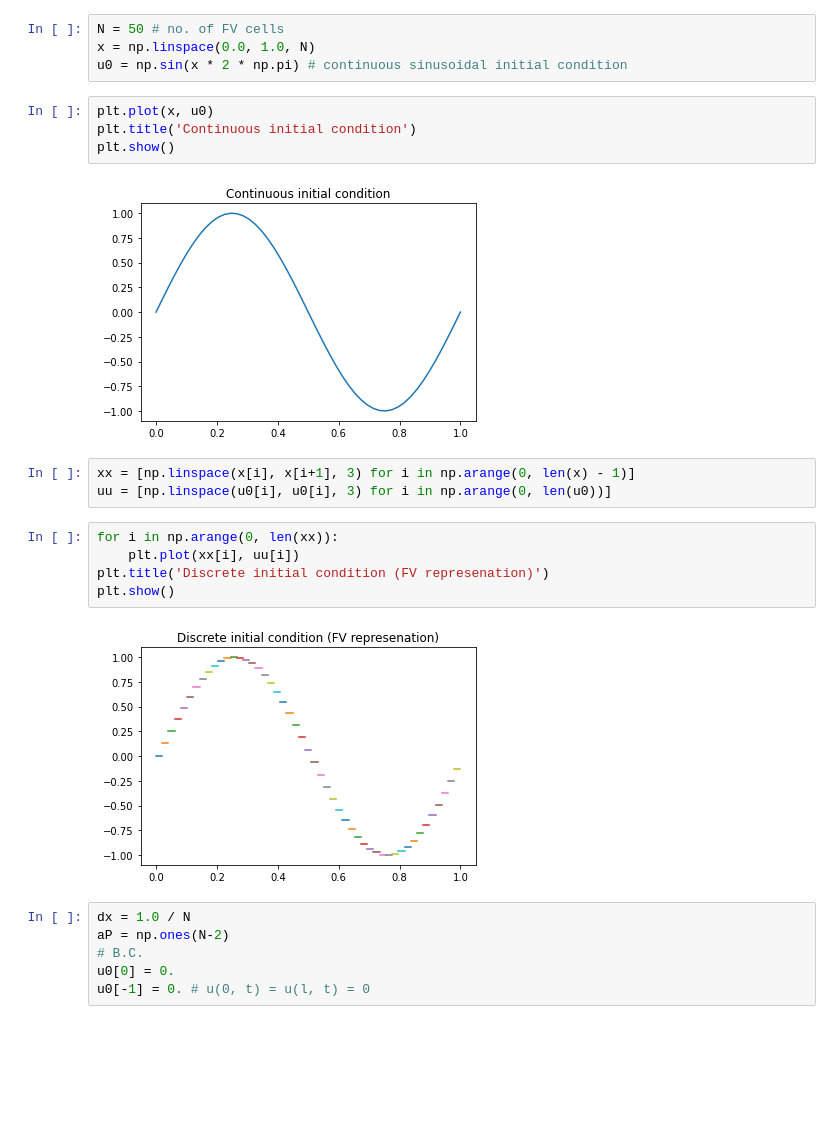
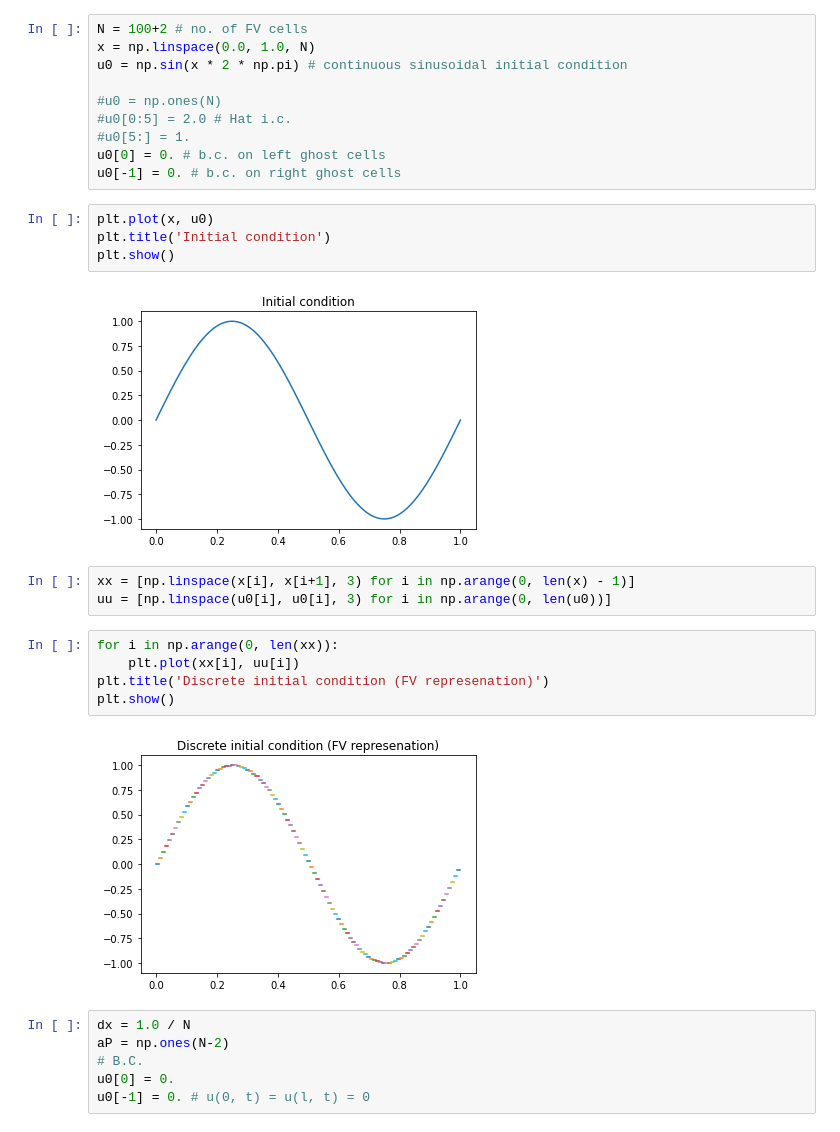
Before and after one commit to CFDwithShambhavi/CFD101, a Jupyter notebook: Burgers' Equation.ipynb, the cells around one changed output. Saved outputs shown, nothing was run; the diff lists cells and outputs as text; blank space fills up the shorter version.

```diff
--- a/Burgers' Equation.ipynb
+++ b/Burgers' Equation.ipynb
@@ -7,13 +7,19 @@ np.seterr(divide='ignore', invalid='ignore')
 # %%
-N = 50 # no. of FV cells
+N = 100+2 # no. of FV cells
 x = np.linspace(0.0, 1.0, N)
 u0 = np.sin(x * 2 * np.pi) # continuous sinusoidal initial condition
+
+#u0 = np.ones(N)
+#u0[0:5] = 2.0 # Hat i.c.
+#u0[5:] = 1.
+u0[0] = 0. # b.c. on left ghost cells
+u0[-1] = 0. # b.c. on right ghost cells
 # %%
 plt.plot(x, u0)
-plt.title('Continuous initial condition')
+plt.title('Initial condition')
 plt.show()
 # %% [output]
-[figure, old version]
+[figure, new version]
 # %%
 xx = [np.linspace(x[i], x[i+1], 3) for i in np.arange(0, len(x) - 1)]
 uu = [np.linspace(u0[i], u0[i], 3) for i in np.arange(0, len(u0))]
@@ -23,7 +29,7 @@ for i in np.arange(0, len(xx)):
 plt.title('Discrete initial condition (FV represenation)')
 plt.show()
 # %% [output]
-[figure, old version]
+[figure, new version]
 # %%
 dx = 1.0 / N
 aP = np.ones(N-2)
```
Also changed, not shown: parts of 16 cells of this notebook.
